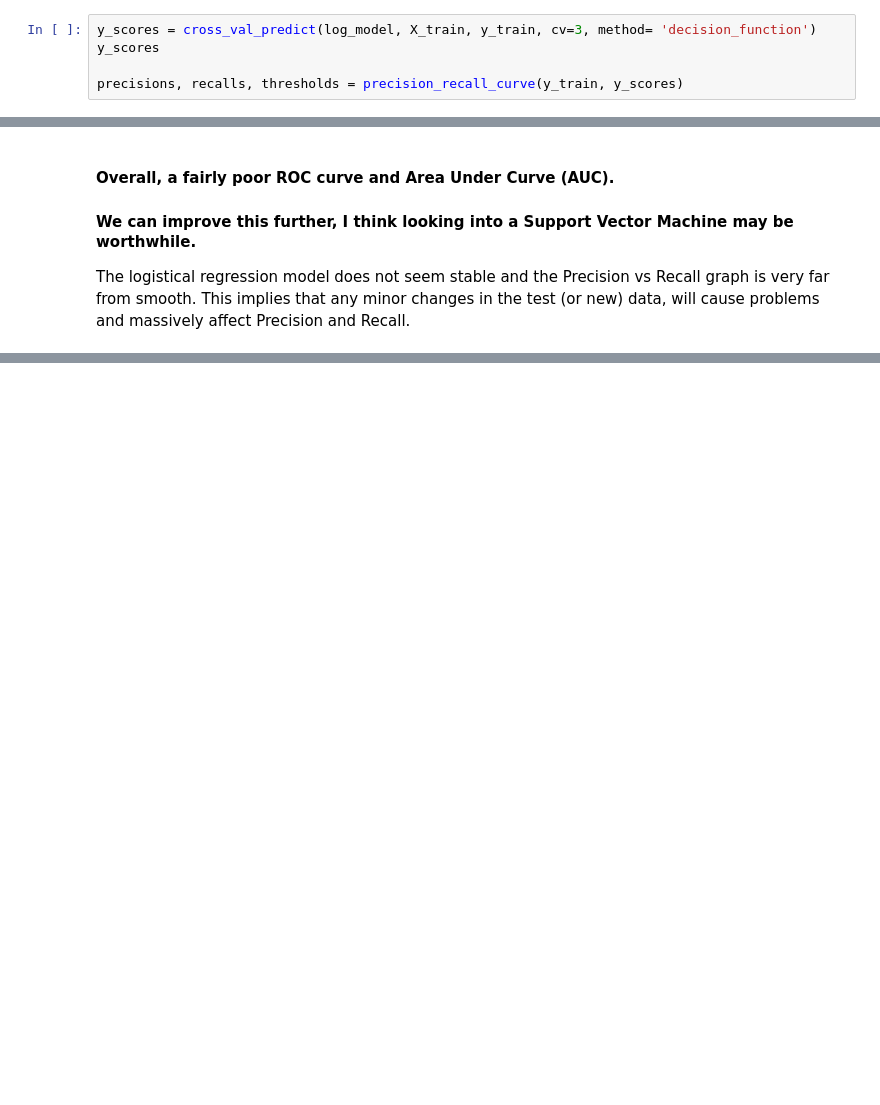
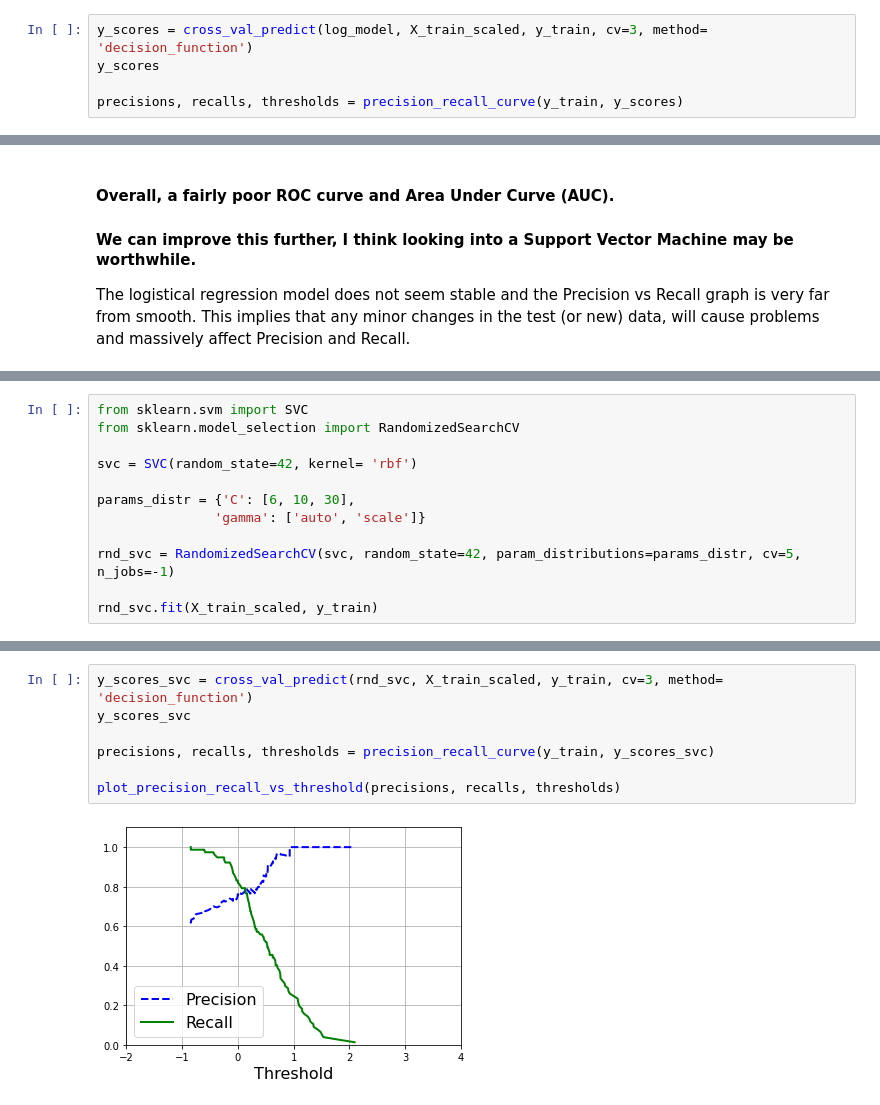
Before and after one commit to ashishthanki/MLProjects, a Jupyter notebook: SupervisedLearning/RocksAndMines/Rocks and Mine Dataset.ipynb, the cells around one changed output, grey strips where cells are left out. Saved outputs shown, nothing was run; the diff lists cells and outputs as text; blank space fills up the shorter version.

```diff
--- a/SupervisedLearning/RocksAndMines/Rocks and Mine Dataset.ipynb
+++ b/SupervisedLearning/RocksAndMines/Rocks and Mine Dataset.ipynb
@@ -311,7 +330,7 @@ You can also obtain the values for TP, TN, FP and FN individually using the Skle
 # %% [markdown]
 ### Cross Validation performed worse which suggests that the data is overfitting the Logistical Regression model, hence, why the result seem so good...
 # %%
-y_scores = cross_val_predict(log_model, X_train, y_train, cv=3, method= 'decision_function')
+y_scores = cross_val_predict(log_model, X_train_scaled, y_train, cv=3, method= 'decision_function')
 y_scores
 
 precisions, recalls, thresholds = precision_recall_curve(y_train, y_scores)
@@ -390,0 +400,12 @@ The logistical regression model does not seem stable and the Precision vs Recall
+# %%
+from sklearn.svm import SVC
+from sklearn.model_selection import RandomizedSearchCV
+
+svc = SVC(random_state=42, kernel= 'rbf')
+
+params_distr = {'C': [6, 10, 30],
+               'gamma': ['auto', 'scale']}
+
+rnd_svc = RandomizedSearchCV(svc, random_state=42, param_distributions=params_distr, cv=5, n_jobs=-1)
+
+rnd_svc.fit(X_train_scaled, y_train)
@@ -390,0 +447,9 @@ The logistical regression model does not seem stable and the Precision vs Recall
+# %%
+y_scores_svc = cross_val_predict(rnd_svc, X_train_scaled, y_train, cv=3, method= 'decision_function')
+y_scores_svc
+
+precisions, recalls, thresholds = precision_recall_curve(y_train, y_scores_svc)
+
+plot_precision_recall_vs_threshold(precisions, recalls, thresholds)
+# %% [output]
+[figure, added]
```
Also changed, not shown: parts of 31 cells of this notebook, 2 other files.
